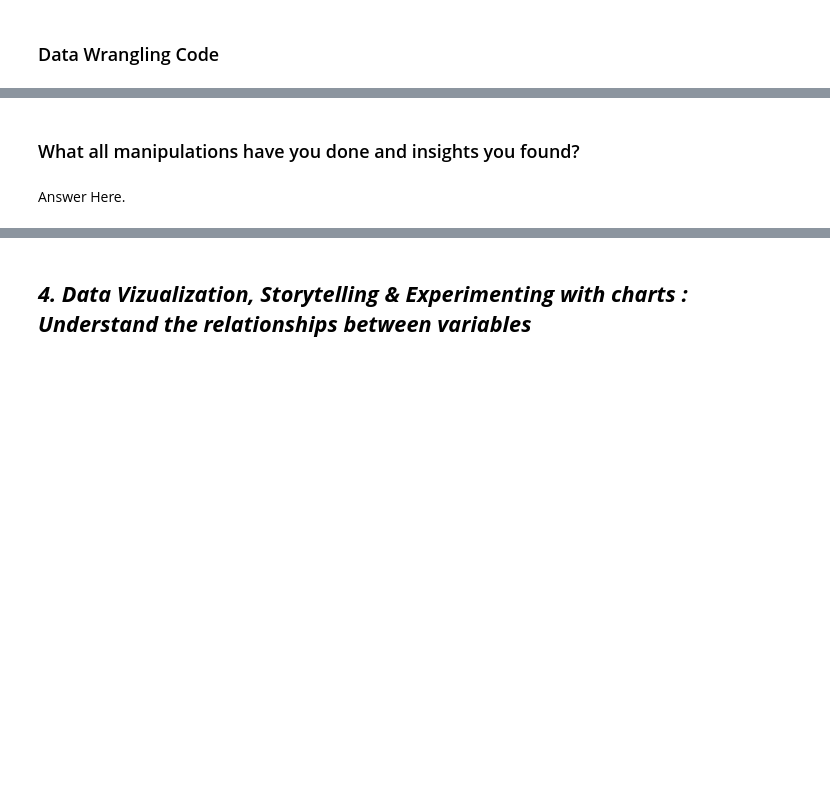
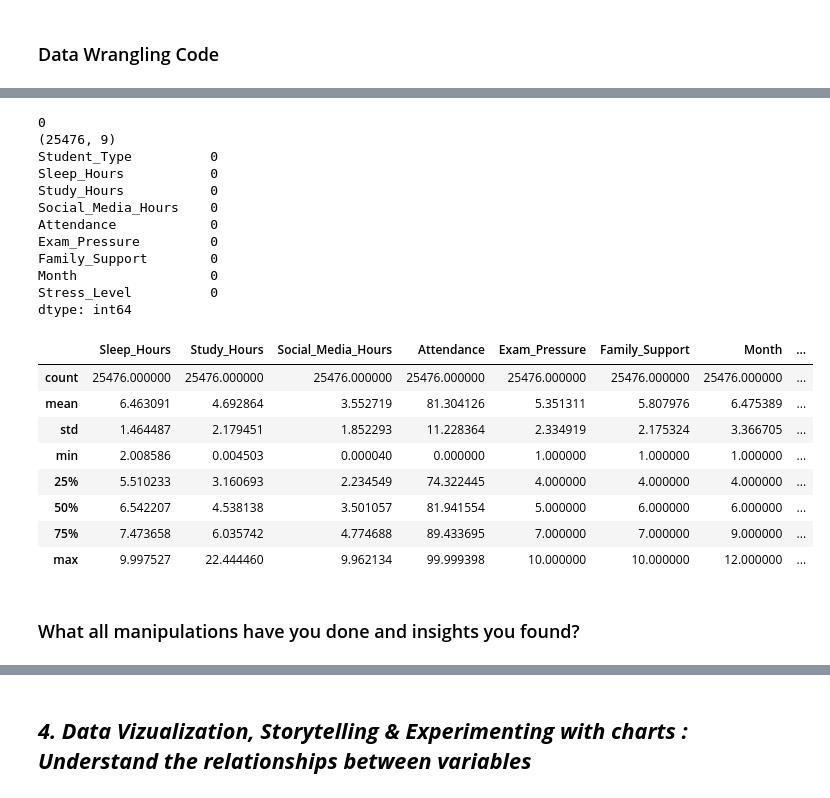
Before and after one commit to Bhuvneshwari19/student-lifestyle-stress-prediction, a Jupyter notebook: student_lifestyle_stress_prediction.ipynb, the cells around one changed output, grey strips where cells are left out. Saved outputs shown, nothing was run; the diff lists cells and outputs as text; code cells hidden in the pictures; blank space fills up the shorter version.

Commit message:
Complete data wrangling

```diff
--- a/student_lifestyle_stress_prediction.ipynb
+++ b/student_lifestyle_stress_prediction.ipynb
@@ -236,4 +277,30 @@ Indicates the student's stress level, it contains 0 and 1, making it a binary ta
+# %%
+# after data wrangling
+print(df1.duplicated().sum())#duplicate rows
+print(df1.shape)# dataset shape
+print(df1.isnull().sum())# missing values
+df1.describe() # summary
+# %% [output]
+0
+(25476, 9)
+Student_Type          0
+Sleep_Hours           0
+Study_Hours           0
+Social_Media_Hours    0
+Attendance            0
+Exam_Pressure         0
+Family_Support        0
+Month                 0
+Stress_Level          0
+dtype: int64
+|  | Sleep_Hours | Study_Hours | Social_Media_Hours | Attendance | Exam_Pressure | Family_Support | Month | ... |
+| count | 25476.000000 | 25476.000000 | 25476.000000 | 25476.000000 | 25476.000000 | 25476.000000 | 25476.000000 | ... |
+| mean | 6.463091 | 4.692864 | 3.552719 | 81.304126 | 5.351311 | 5.807976 | 6.475389 | ... |
+| std | 1.464487 | 2.179451 | 1.852293 | 11.228364 | 2.334919 | 2.175324 | 3.366705 | ... |
+| min | 2.008586 | 0.004503 | 0.000040 | 0.000000 | 1.000000 | 1.000000 | 1.000000 | ... |
+| 25% | 5.510233 | 3.160693 | 2.234549 | 74.322445 | 4.000000 | 4.000000 | 4.000000 | ... |
+| 50% | 6.542207 | 4.538138 | 3.501057 | 81.941554 | 5.000000 | 6.000000 | 6.000000 | ... |
+| 75% | 7.473658 | 6.035742 | 4.774688 | 89.433695 | 7.000000 | 7.000000 | 9.000000 | ... |
+| max | 9.997527 | 22.444460 | 9.962134 | 99.999398 | 10.000000 | 10.000000 | 12.000000 | ... |
 # %% [markdown]
 ### What all manipulations have you done and insights you found?
-# %% [markdown]
-Answer Here.
```
Also changed, not shown: parts of 4 cells of this notebook.
